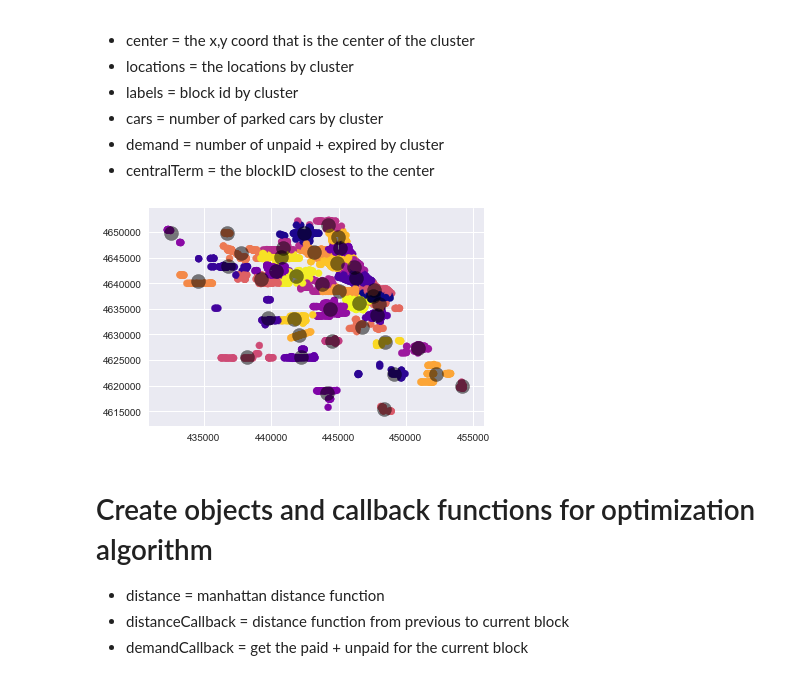
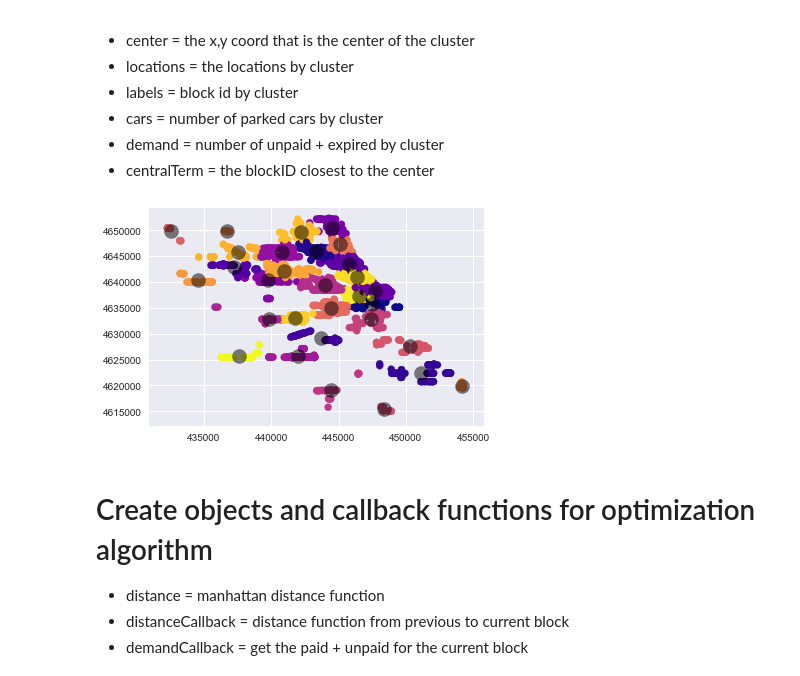
Before and after one commit to jswortz/Google-OR-Example, a Jupyter notebook: CPM Optimization March 2018.ipynb, the cells around one changed output. Saved outputs shown, nothing was run; the diff lists cells and outputs as text; code cells hidden in the pictures.

```diff
--- a/CPM Optimization March 2018.ipynb
+++ b/CPM Optimization March 2018.ipynb
@@ -114,40 +114,40 @@ import numpy as np
 seed = 1234
 X = np.array(zip([x[0] for x in locations],[x[1] for x in locations]))
 
-nClusters = 40
+nClusters = 30
 kmeans = KMeans(n_clusters=nClusters, random_state=seed)
 kmeans.fit(X)
 
 kPred = kmeans.predict(X)
 
 plt.scatter(X[:, 0], X[:, 1], c=kPred, s=50, cmap='plasma')
 
 
 centers = kmeans.cluster_centers_
 plt.scatter(centers[:, 0], centers[:, 1], c='black', s=200, alpha=0.5)
 
 # print np.average(np.bincount(idx))
 closest, _ = pairwise_distances_argmin_min(centers, X)
 centerTerminals = [labels[c] for c in closest]
 kData ={key: {'center': None, 'locations': None, 'labels' : None, 'cars' : None, 'demand' : None,\
               'centralTerm': None} for key in range(nClusters)}
 # kData = {}
 for k in range(nClusters):
     klocations = []
     klabels = []
     kcars = []
     kdemand = []
     for loc, lab, car, dem, kp in zip(locations, labels, cars, demands, kPred):
         if kp == k:
             klocations.append(loc)
             klabels.append(lab)
             kcars.append(car)
             kdemand.append(dem)
 #     print(len(klocations))
     kData[k].update({'center':centers[k], 'locations': klocations, 'labels': klabels, 'cars' : kcars, 'demand': kdemand, 'centralTerm' : centerTerminals[k]})
 
 # kData[0]
 # %% [output]
-[figure, old version]
+[figure, new version]
 # %%
 #save cluster data to csv
```
Also changed, not shown: parts of 9 cells of this notebook, 10 other files.
